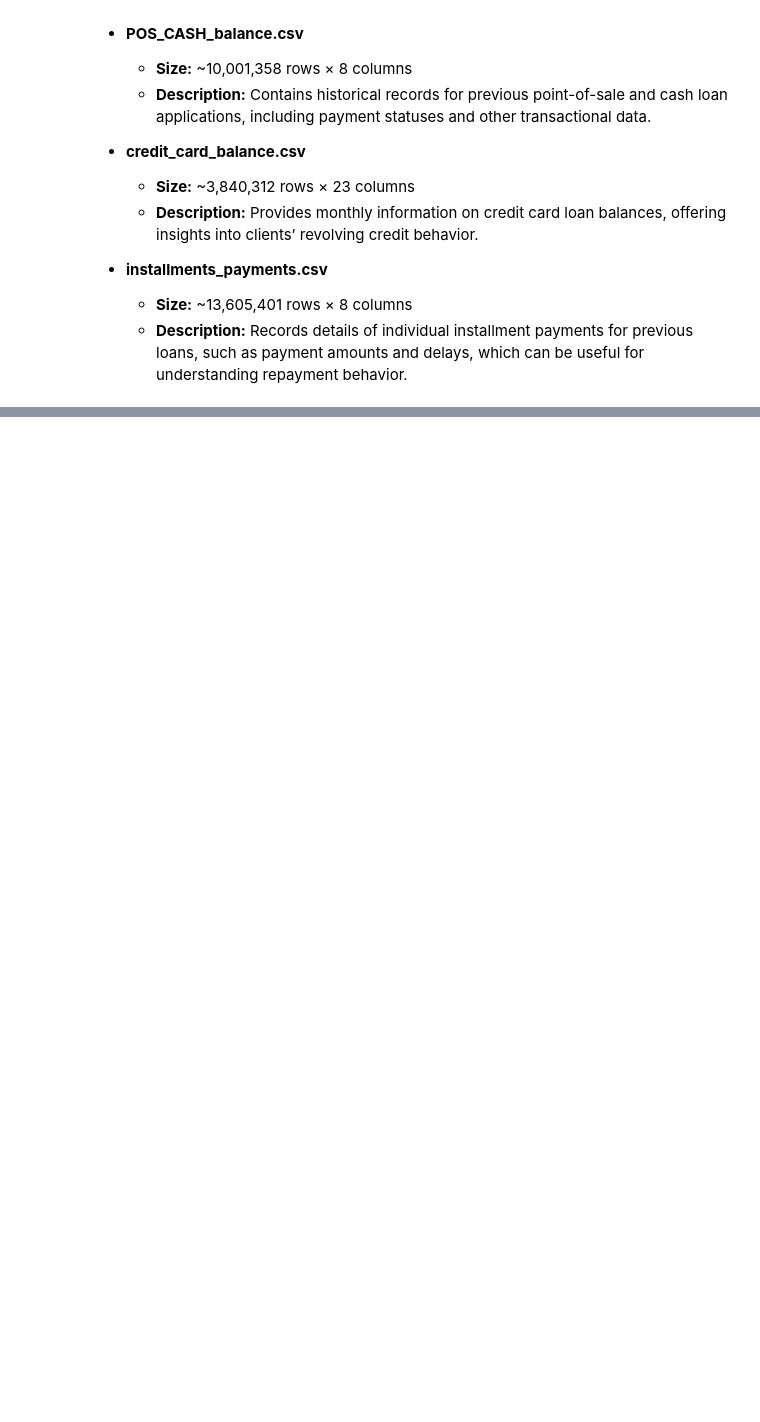
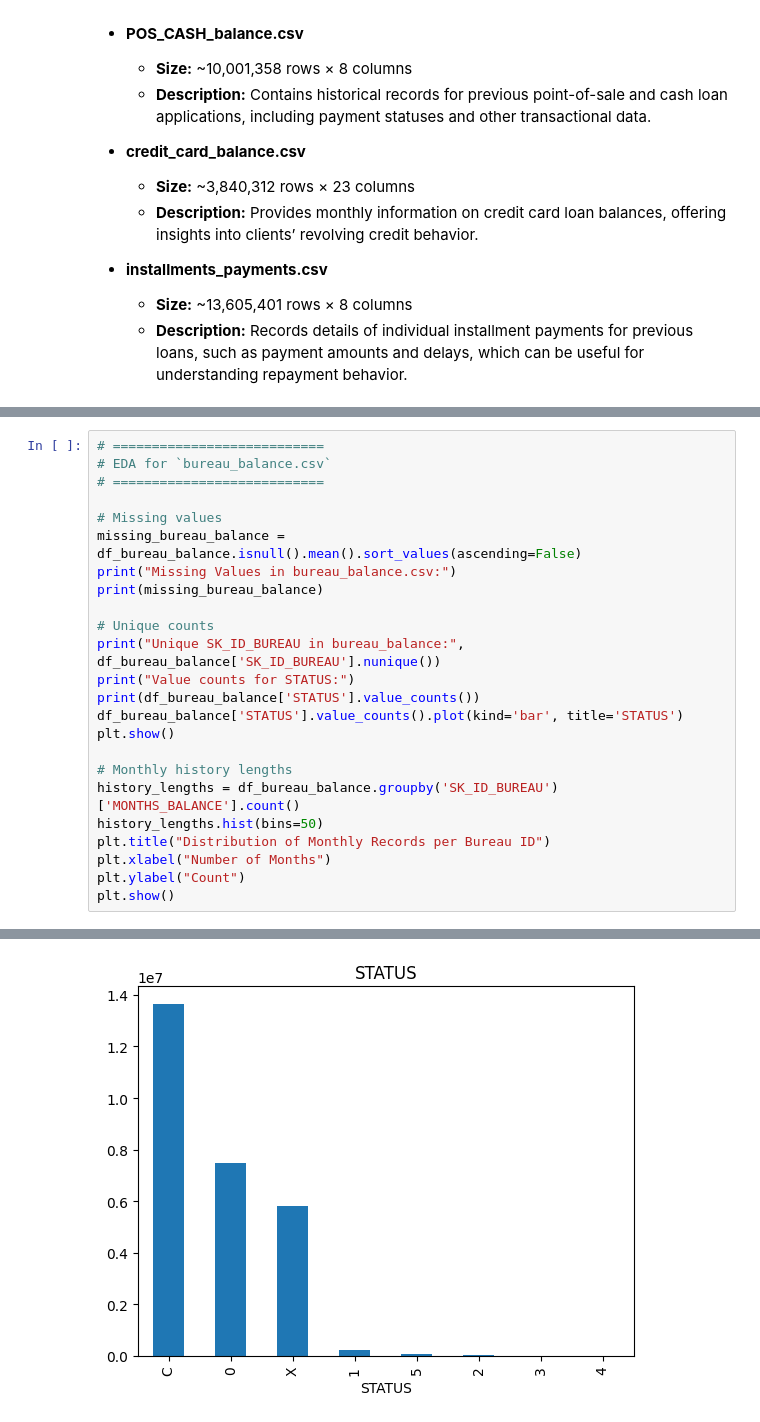
Before and after one commit to leksea/loan-default-prediction, a Jupyter notebook: loan-default-prediction.ipynb, the cells around one changed output, grey strips where cells are left out. Drawn from its saved outputs; the diff is of its cells as text; blank space fills up the shorter version.

```diff
--- a/loan-default-prediction.ipynb
+++ b/loan-default-prediction.ipynb
@@ -730,0 +842,25 @@ The remaining datasets can be used for feature engineering.
+# %%
+# ===========================
+# EDA for `bureau_balance.csv`
+# ===========================
+
+# Missing values
+missing_bureau_balance = df_bureau_balance.isnull().mean().sort_values(ascending=False)
+print("Missing Values in bureau_balance.csv:")
+print(missing_bureau_balance)
+
+# Unique counts
+print("Unique SK_ID_BUREAU in bureau_balance:", df_bureau_balance['SK_ID_BUREAU'].nunique())
+print("Value counts for STATUS:")
+print(df_bureau_balance['STATUS'].value_counts())
+df_bureau_balance['STATUS'].value_counts().plot(kind='bar', title='STATUS')
+plt.show()
+
+# Monthly history lengths
+history_lengths = df_bureau_balance.groupby('SK_ID_BUREAU')['MONTHS_BALANCE'].count()
+history_lengths.hist(bins=50)
+plt.title("Distribution of Monthly Records per Bureau ID")
+plt.xlabel("Number of Months")
+plt.ylabel("Count")
+plt.show()
+# %% [output]
@@ -730,0 +884 @@ The remaining datasets can be used for feature engineering.
+[figure, added]
```
Also changed, not shown: parts of 5 cells of this notebook.
